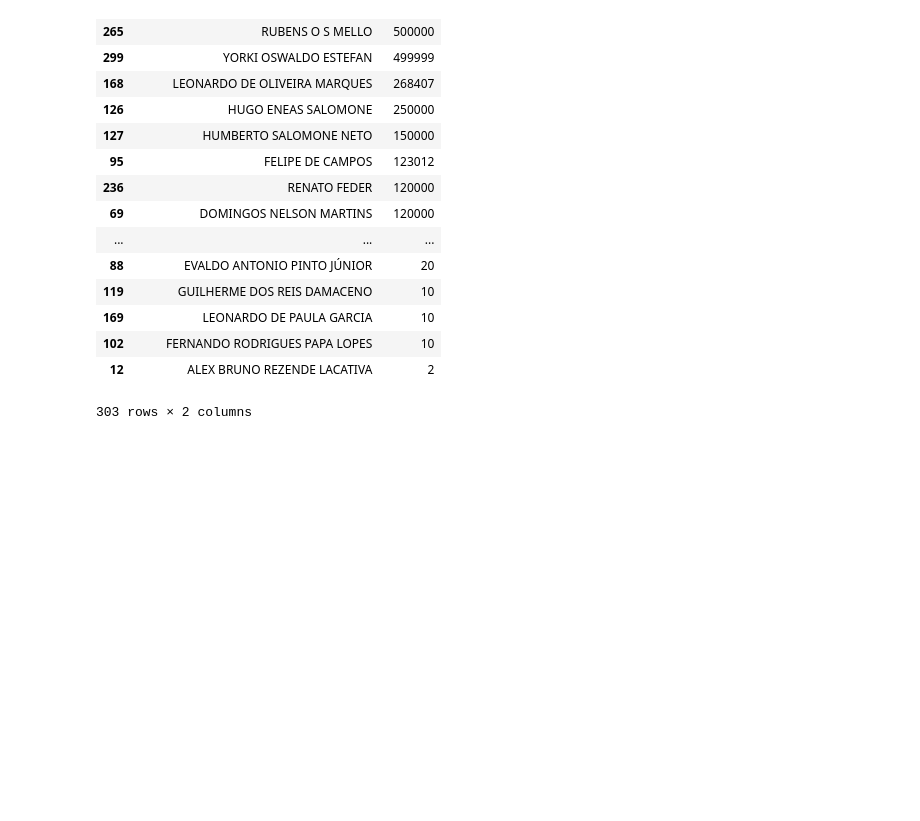
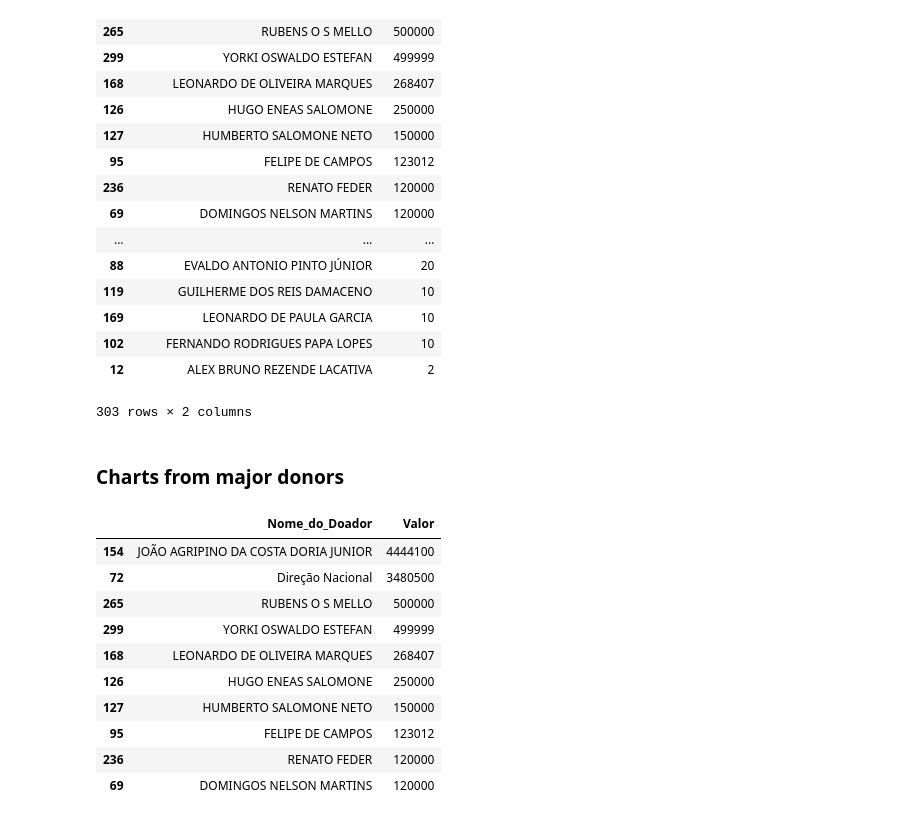
Before and after one commit to reichaves/donors_of_joao_doria, a Jupyter notebook: Doria.ipynb, the cells around one changed output. Drawn from its saved outputs; the diff is of its cells as text; code cells hidden in the pictures; blank space fills up the shorter version.

```diff
--- a/Doria.ipynb
+++ b/Doria.ipynb
@@ -152,3 +152,5 @@ donors.groupby("Nome_do_Doador").Valor.sum().reset_index().sort_values("Valor",a
 | 102 | FERNANDO RODRIGUES PAPA LOPES | 10 |
 | 12 | ALEX BRUNO REZENDE LACATIVA | 2 |
 303 rows × 2 columns
+# %% [markdown]
+### Charts from major donors
@@ -154,0 +163,14 @@ donors.groupby("Nome_do_Doador").Valor.sum().reset_index().sort_values("Valor",a
+# %%
+top_supporters.head(10)
+# %% [output]
+|  | Nome_do_Doador | Valor |
+| 154 | JOÃO AGRIPINO DA COSTA DORIA JUNIOR | 4444100 |
+| 72 | Direção Nacional | 3480500 |
+| 265 | RUBENS O S MELLO | 500000 |
+| 299 | YORKI OSWALDO ESTEFAN | 499999 |
+| 168 | LEONARDO DE OLIVEIRA MARQUES | 268407 |
+| 126 | HUGO ENEAS SALOMONE | 250000 |
+| 127 | HUMBERTO SALOMONE NETO | 150000 |
+| 95 | FELIPE DE CAMPOS | 123012 |
+| 236 | RENATO FEDER | 120000 |
+| 69 | DOMINGOS NELSON MARTINS | 120000 |
```
Also changed, not shown: parts of 5 cells of this notebook.
